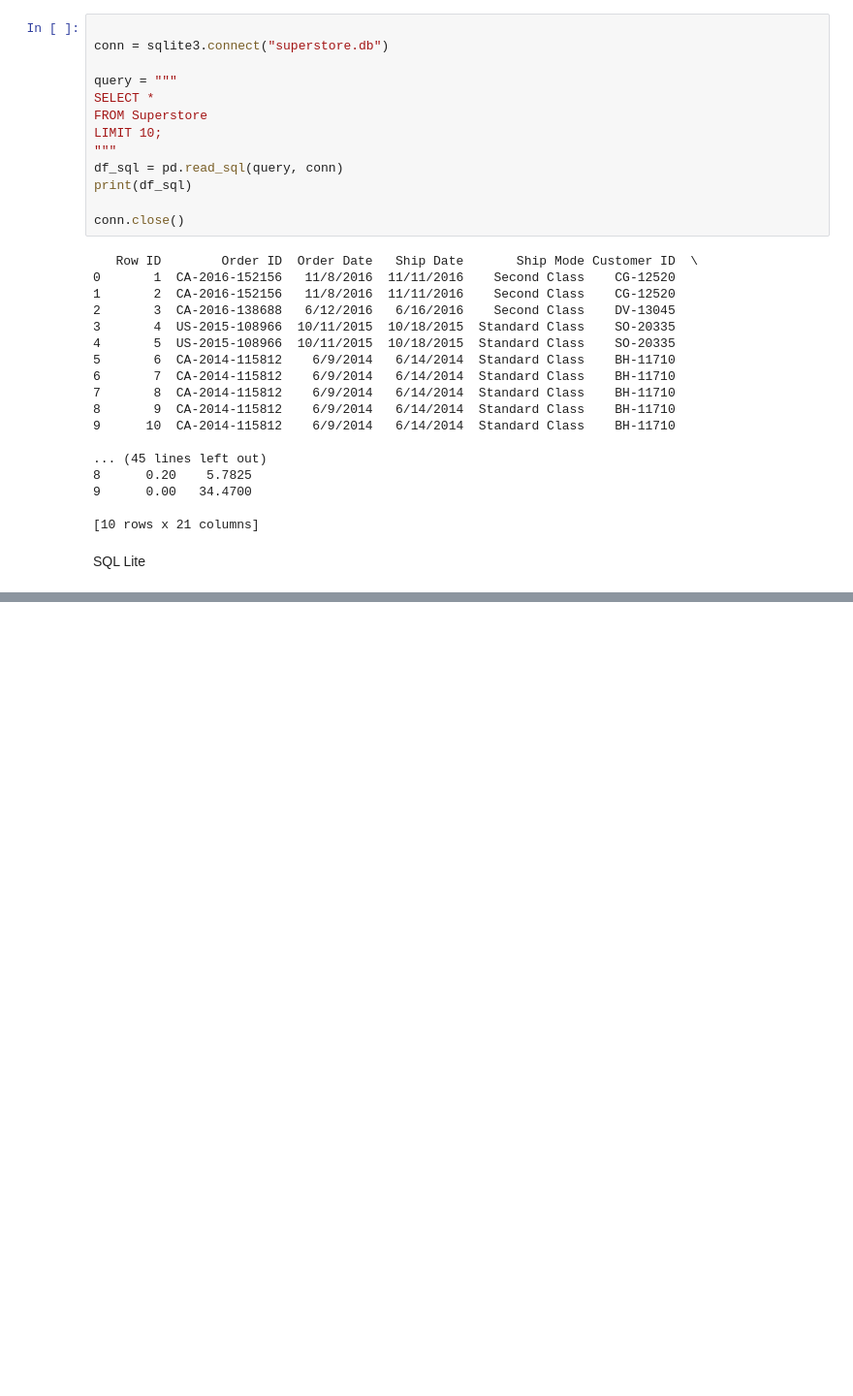
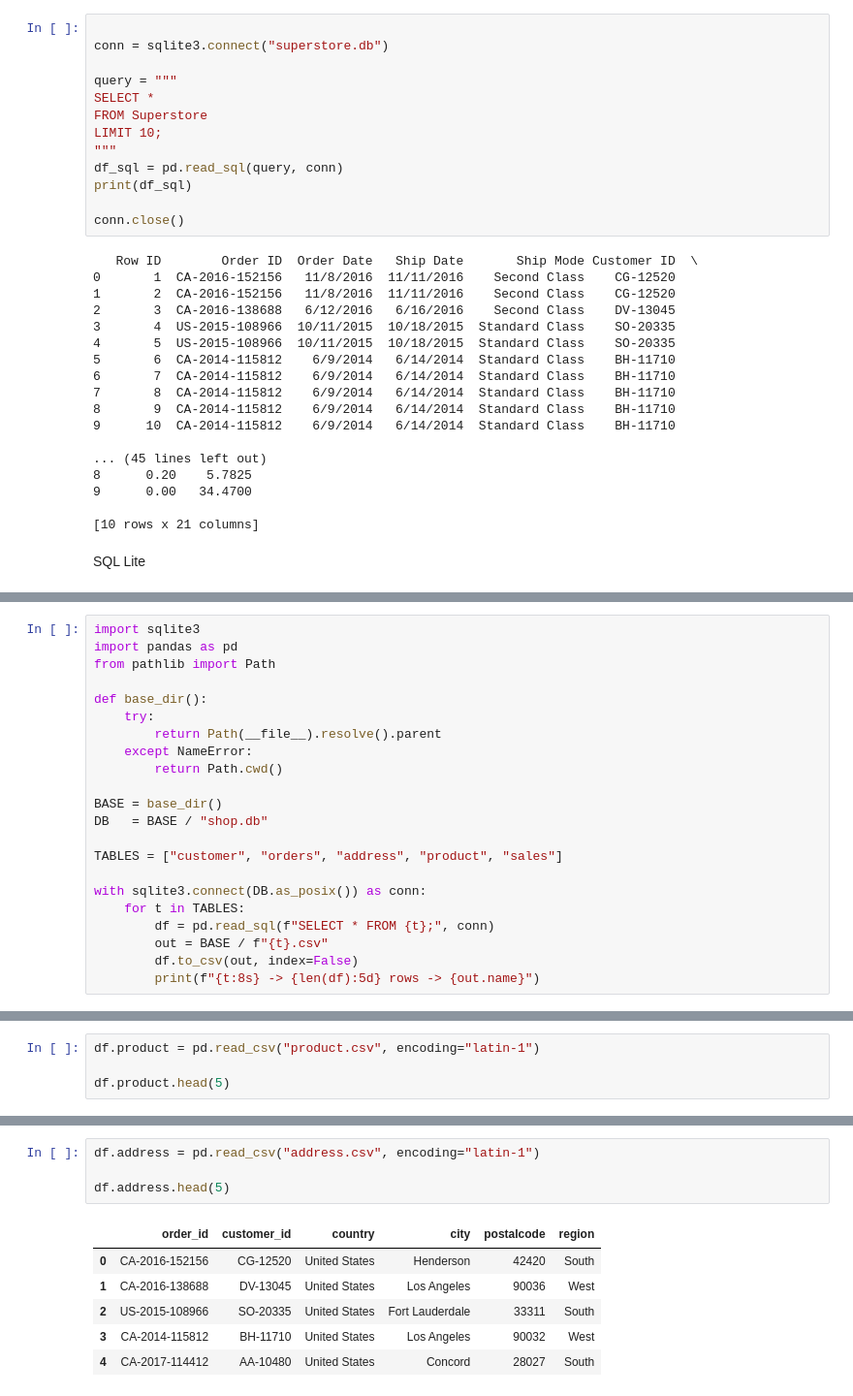
Before and after one commit to bruno-aro/SQL_ECommerce_Project, a Jupyter notebook: Project_5.ipynb, the cells around one changed output, grey strips where cells are left out. Shown at 97% size. Drawn from its saved outputs; the diff is of its cells as text; blank space fills up the shorter version.

```diff
--- a/Project_5.ipynb
+++ b/Project_5.ipynb
@@ -365,2 +375,24 @@ DB exists: True → /Users/brunoaro/Desktop/CodeAcademy/GitHub_Repository/Projec
 orders.created_at NULLs:    nulls
 0      0
+# %%
+import sqlite3
+import pandas as pd
+from pathlib import Path
+
+def base_dir():
+    try:
+        return Path(__file__).resolve().parent
+    except NameError:
+        return Path.cwd()
+
+BASE = base_dir()
+DB   = BASE / "shop.db"
+
+TABLES = ["customer", "orders", "address", "product", "sales"]
+
+with sqlite3.connect(DB.as_posix()) as conn:
+    for t in TABLES:
+        df = pd.read_sql(f"SELECT * FROM {t};", conn)
+        out = BASE / f"{t}.csv"
+        df.to_csv(out, index=False)
+        print(f"{t:8s} -> {len(df):5d} rows -> {out.name}")
@@ -366,0 +416,4 @@ orders.created_at NULLs:    nulls
+# %%
+df.product = pd.read_csv("product.csv", encoding="latin-1")
+
+df.product.head(5)
@@ -366,0 +427,11 @@ orders.created_at NULLs:    nulls
+# %%
+df.address = pd.read_csv("address.csv", encoding="latin-1")
+
+df.address.head(5)
+# %% [output]
+|  | order_id | customer_id | country | city | postalcode | region |
+| 0 | CA-2016-152156 | CG-12520 | United States | Henderson | 42420 | South |
+| 1 | CA-2016-138688 | DV-13045 | United States | Los Angeles | 90036 | West |
+| 2 | US-2015-108966 | SO-20335 | United States | Fort Lauderdale | 33311 | South |
+| 3 | CA-2014-115812 | BH-11710 | United States | Los Angeles | 90032 | West |
+| 4 | CA-2017-114412 | AA-10480 | United States | Concord | 28027 | South |
```
Also changed, not shown: parts of 10 cells of this notebook, 6 other files.
